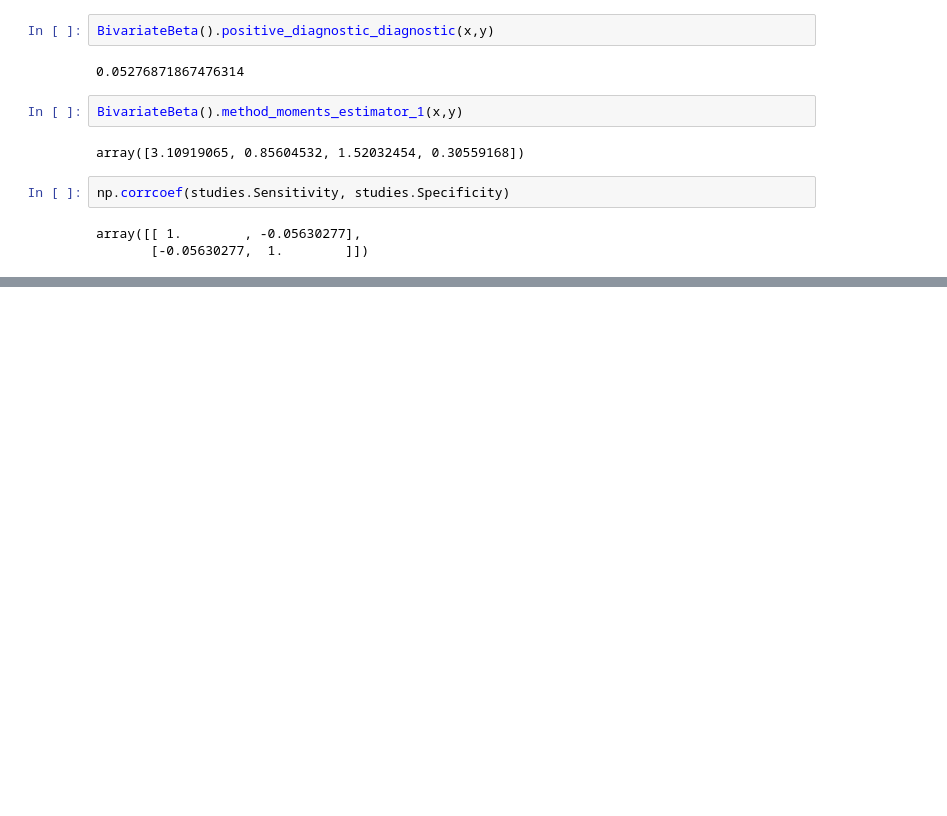
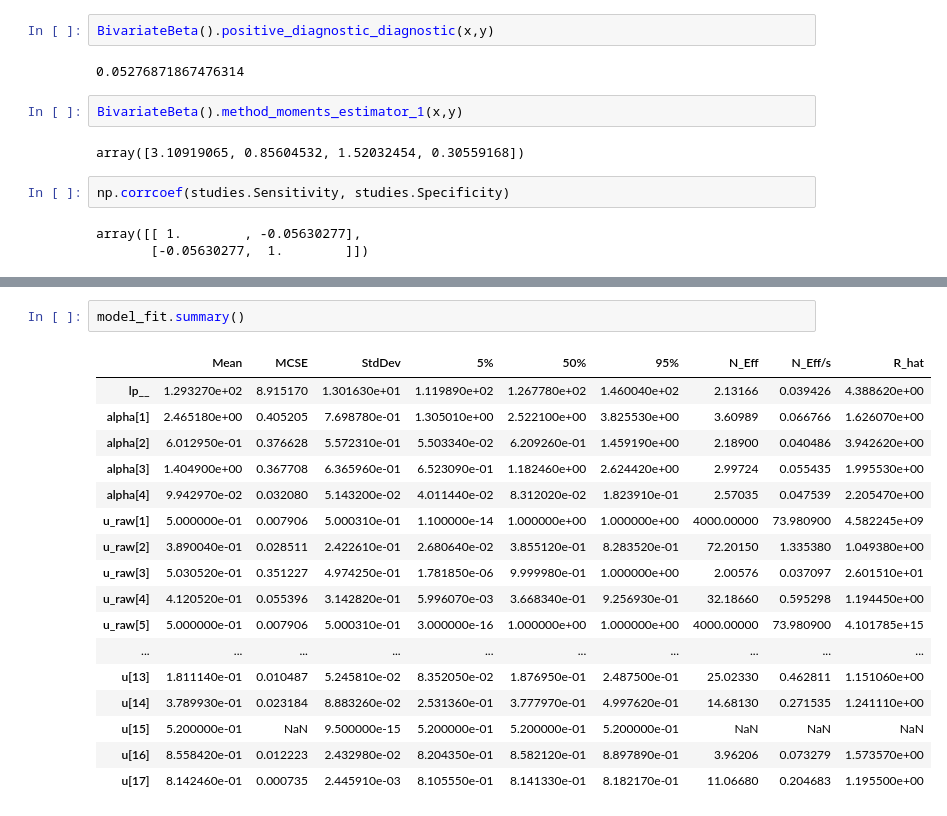
Before and after one commit to lucasmoschen/bivariate-beta, a Jupyter notebook: notebooks/covid_tests.ipynb, the cells around one changed output, grey strips where cells are left out. Drawn from its saved outputs; the diff is of its cells as text; blank space fills up the shorter version.

```diff
--- a/notebooks/covid_tests.ipynb
+++ b/notebooks/covid_tests.ipynb
@@ -202,0 +258,20 @@ array([[ 1.        , -0.05630277],
+# %%
+model_fit.summary()
+# %% [output]
+|  | Mean | MCSE | StdDev | 5% | 50% | 95% | N_Eff | N_Eff/s | R_hat |
+| lp__ | 1.293270e+02 | 8.915170 | 1.301630e+01 | 1.119890e+02 | 1.267780e+02 | 1.460040e+02 | 2.13166 | 0.039426 | 4.388620e+00 |
+| alpha[1] | 2.465180e+00 | 0.405205 | 7.698780e-01 | 1.305010e+00 | 2.522100e+00 | 3.825530e+00 | 3.60989 | 0.066766 | 1.626070e+00 |
+| alpha[2] | 6.012950e-01 | 0.376628 | 5.572310e-01 | 5.503340e-02 | 6.209260e-01 | 1.459190e+00 | 2.18900 | 0.040486 | 3.942620e+00 |
+| alpha[3] | 1.404900e+00 | 0.367708 | 6.365960e-01 | 6.523090e-01 | 1.182460e+00 | 2.624420e+00 | 2.99724 | 0.055435 | 1.995530e+00 |
+| alpha[4] | 9.942970e-02 | 0.032080 | 5.143200e-02 | 4.011440e-02 | 8.312020e-02 | 1.823910e-01 | 2.57035 | 0.047539 | 2.205470e+00 |
+| u_raw[1] | 5.000000e-01 | 0.007906 | 5.000310e-01 | 1.100000e-14 | 1.000000e+00 | 1.000000e+00 | 4000.00000 | 73.980900 | 4.582245e+09 |
+| u_raw[2] | 3.890040e-01 | 0.028511 | 2.422610e-01 | 2.680640e-02 | 3.855120e-01 | 8.283520e-01 | 72.20150 | 1.335380 | 1.049380e+00 |
+| u_raw[3] | 5.030520e-01 | 0.351227 | 4.974250e-01 | 1.781850e-06 | 9.999980e-01 | 1.000000e+00 | 2.00576 | 0.037097 | 2.601510e+01 |
+| u_raw[4] | 4.120520e-01 | 0.055396 | 3.142820e-01 | 5.996070e-03 | 3.668340e-01 | 9.256930e-01 | 32.18660 | 0.595298 | 1.194450e+00 |
+| u_raw[5] | 5.000000e-01 | 0.007906 | 5.000310e-01 | 3.000000e-16 | 1.000000e+00 | 1.000000e+00 | 4000.00000 | 73.980900 | 4.101785e+15 |
+| ... | ... | ... | ... | ... | ... | ... | ... | ... | ... |
+| u[13] | 1.811140e-01 | 0.010487 | 5.245810e-02 | 8.352050e-02 | 1.876950e-01 | 2.487500e-01 | 25.02330 | 0.462811 | 1.151060e+00 |
+| u[14] | 3.789930e-01 | 0.023184 | 8.883260e-02 | 2.531360e-01 | 3.777970e-01 | 4.997620e-01 | 14.68130 | 0.271535 | 1.241110e+00 |
+| u[15] | 5.200000e-01 | NaN | 9.500000e-15 | 5.200000e-01 | 5.200000e-01 | 5.200000e-01 | NaN | NaN | NaN |
+| u[16] | 8.558420e-01 | 0.012223 | 2.432980e-02 | 8.204350e-01 | 8.582120e-01 | 8.897890e-01 | 3.96206 | 0.073279 | 1.573570e+00 |
+| u[17] | 8.142460e-01 | 0.000735 | 2.445910e-03 | 8.105550e-01 | 8.141330e-01 | 8.182170e-01 | 11.06680 | 0.204683 | 1.195500e+00 |
```
Also changed, not shown: parts of 4 cells of this notebook, 2 other files.
